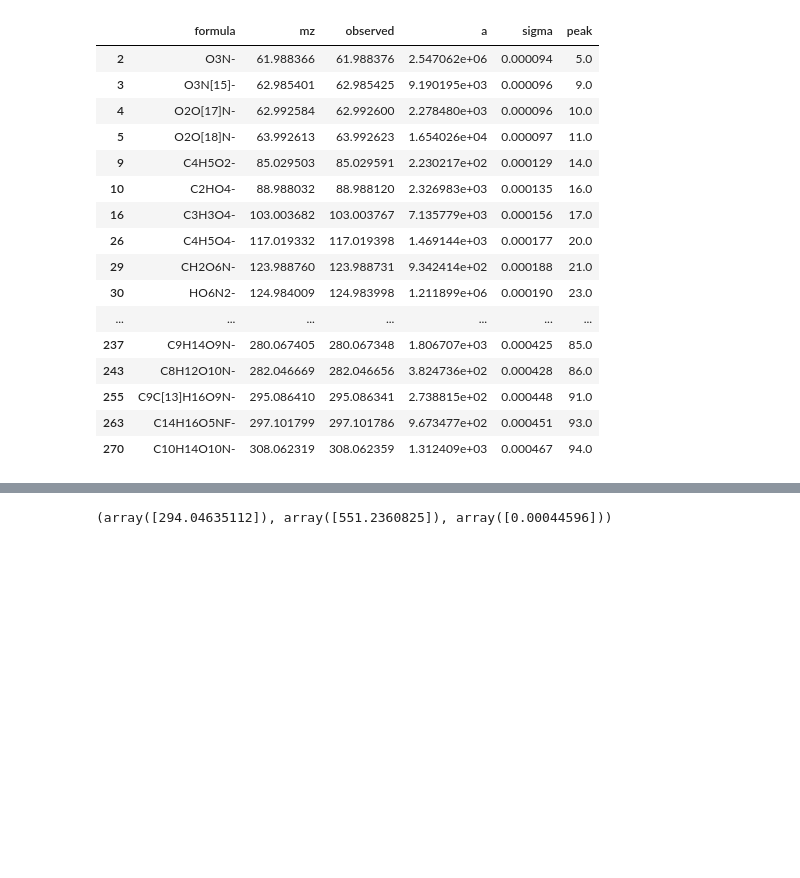
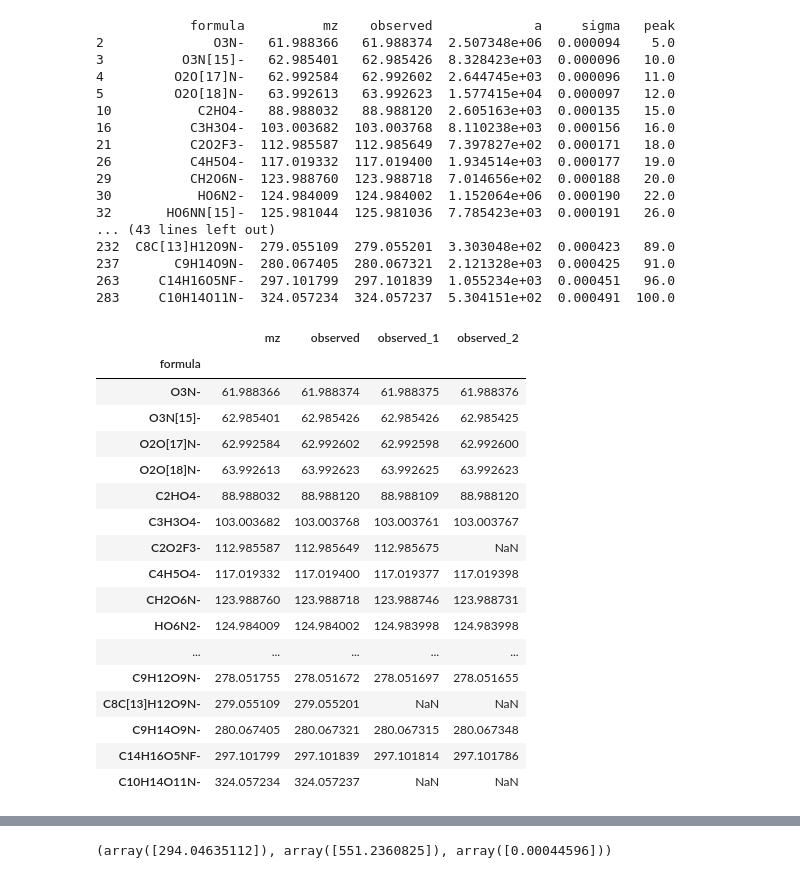
Before and after one commit to jokinen77/DataScienceProject1-Orbitrap, a Jupyter notebook: DataProcessing.ipynb, the cells around one changed output, grey strips where cells are left out. Cells and saved outputs as stored; diff of their text form; code cells hidden in the pictures; blank space fills up the shorter version.

```diff
--- a/DataProcessing.ipynb
+++ b/DataProcessing.ipynb
@@ -197,3 +210,15 @@ def selectPeaksMedianError(peaks, n):
+# %%
+def combineObservations(peaklists):
+    peaklist = peaklists[0][["formula", "mz", "observed"]].set_index("formula")
+    for i in range(len(peaklists)-1):
+        peaklist = peaklist.join(peaklists[i+1][["formula", "observed"]].set_index("formula"), on="formula", rsuffix='_'+str(i+1))
+    return peaklist
+
+def combinePeaklists(peaklists):
+    peaklist = peaklists[0].set_index("formula")
+    for i in range(len(peaklists)-1):
+        peaklist = peaklist.join(peaklists[i+1].drop("mz", axis=1).set_index("formula"), on="formula", rsuffix='_'+str(i+1))
+    return peaklist
 # %%
 # example
 
@@ -205,26 +238,48 @@ data = readFile("data/N_minutes_60_N_spectra_10/spectrum_2020-00-17_21_11_31.csv
 import pandas as pd
 import numpy as np
 
-import time
-start_time = time.time()
+peaklist = identifyPeaks(data1, pd.read_csv("peaklist.csv"), 1e-4)
+peaklist2 = identifyPeaks(data2, pd.read_csv("peaklist.csv"), 1e-4)
+peaklist3 = identifyPeaks(data3, pd.read_csv("peaklist.csv"), 1e-4)
 
-peaklist = identifyPeaks(data, pd.read_csv("peaklist.csv"), 1e-4)
-peaklist
+print(peaklist)
 # %% [output]
-|  | formula | mz | observed | a | sigma | peak |
-| 2 | O3N- | 61.988366 | 61.988376 | 2.547062e+06 | 0.000094 | 5.0 |
-| 3 | O3N[15]- | 62.985401 | 62.985425 | 9.190195e+03 | 0.000096 | 9.0 |
-| 4 | O2O[17]N- | 62.992584 | 62.992600 | 2.278480e+03 | 0.000096 | 10.0 |
-| 5 | O2O[18]N- | 63.992613 | 63.992623 | 1.654026e+04 | 0.000097 | 11.0 |
-| 9 | C4H5O2- | 85.029503 | 85.029591 | 2.230217e+02 | 0.000129 | 14.0 |
-| 10 | C2HO4- | 88.988032 | 88.988120 | 2.326983e+03 | 0.000135 | 16.0 |
-| 16 | C3H3O4- | 103.003682 | 103.003767 | 7.135779e+03 | 0.000156 | 17.0 |
-| 26 | C4H5O4- | 117.019332 | 117.019398 | 1.469144e+03 | 0.000177 | 20.0 |
-| 29 | CH2O6N- | 123.988760 | 123.988731 | 9.342414e+02 | 0.000188 | 21.0 |
-| 30 | HO6N2- | 124.984009 | 124.983998 | 1.211899e+06 | 0.000190 | 23.0 |
-| ... | ... | ... | ... | ... | ... | ... |
-| 237 | C9H14O9N- | 280.067405 | 280.067348 | 1.806707e+03 | 0.000425 | 85.0 |
-| 243 | C8H12O10N- | 282.046669 | 282.046656 | 3.824736e+02 | 0.000428 | 86.0 |
-| 255 | C9C[13]H16O9N- | 295.086410 | 295.086341 | 2.738815e+02 | 0.000448 | 91.0 |
-| 263 | C14H16O5NF- | 297.101799 | 297.101786 | 9.673477e+02 | 0.000451 | 93.0 |
-| 270 | C10H14O10N- | 308.062319 | 308.062359 | 1.312409e+03 | 0.000467 | 94.0 |
+            formula          mz    observed             a     sigma   peak
+2              O3N-   61.988366   61.988374  2.507348e+06  0.000094    5.0
+3          O3N[15]-   62.985401   62.985426  8.328423e+03  0.000096   10.0
+4         O2O[17]N-   62.992584   62.992602  2.644745e+03  0.000096   11.0
+5         O2O[18]N-   63.992613   63.992623  1.577415e+04  0.000097   12.0
+10           C2HO4-   88.988032   88.988120  2.605163e+03  0.000135   15.0
+16          C3H3O4-  103.003682  103.003768  8.110238e+03  0.000156   16.0
+21          C2O2F3-  112.985587  112.985649  7.397827e+02  0.000171   18.0
+26          C4H5O4-  117.019332  117.019400  1.934514e+03  0.000177   19.0
+29          CH2O6N-  123.988760  123.988718  7.014656e+02  0.000188   20.0
+30           HO6N2-  124.984009  124.984002  1.152064e+06  0.000190   22.0
+32       HO6NN[15]-  125.981044  125.981036  7.785423e+03  0.000191   26.0
+... (43 lines left out)
+232  C8C[13]H12O9N-  279.055109  279.055201  3.303048e+02  0.000423   89.0
+237       C9H14O9N-  280.067405  280.067321  2.121328e+03  0.000425   91.0
+263     C14H16O5NF-  297.101799  297.101839  1.055234e+03  0.000451   96.0
+283     C10H14O11N-  324.057234  324.057237  5.304151e+02  0.000491  100.0
+# %%
+peaklists = [peaklist, peaklist2, peaklist3]
+combineObservations(peaklists)
+# %% [output]
+|  | mz | observed | observed_1 | observed_2 |
+| formula |  |  |  |  |
+| O3N- | 61.988366 | 61.988374 | 61.988375 | 61.988376 |
+| O3N[15]- | 62.985401 | 62.985426 | 62.985426 | 62.985425 |
+| O2O[17]N- | 62.992584 | 62.992602 | 62.992598 | 62.992600 |
+| O2O[18]N- | 63.992613 | 63.992623 | 63.992625 | 63.992623 |
+| C2HO4- | 88.988032 | 88.988120 | 88.988109 | 88.988120 |
+| C3H3O4- | 103.003682 | 103.003768 | 103.003761 | 103.003767 |
+| C2O2F3- | 112.985587 | 112.985649 | 112.985675 | NaN |
+| C4H5O4- | 117.019332 | 117.019400 | 117.019377 | 117.019398 |
+| CH2O6N- | 123.988760 | 123.988718 | 123.988746 | 123.988731 |
+| HO6N2- | 124.984009 | 124.984002 | 124.983998 | 124.983998 |
+| ... | ... | ... | ... | ... |
+| C9H12O9N- | 278.051755 | 278.051672 | 278.051697 | 278.051655 |
+| C8C[13]H12O9N- | 279.055109 | 279.055201 | NaN | NaN |
+| C9H14O9N- | 280.067405 | 280.067321 | 280.067315 | 280.067348 |
+| C14H16O5NF- | 297.101799 | 297.101839 | 297.101814 | 297.101786 |
+| C10H14O11N- | 324.057234 | 324.057237 | NaN | NaN |
```
Also changed, not shown: parts of 9 cells of this notebook.
